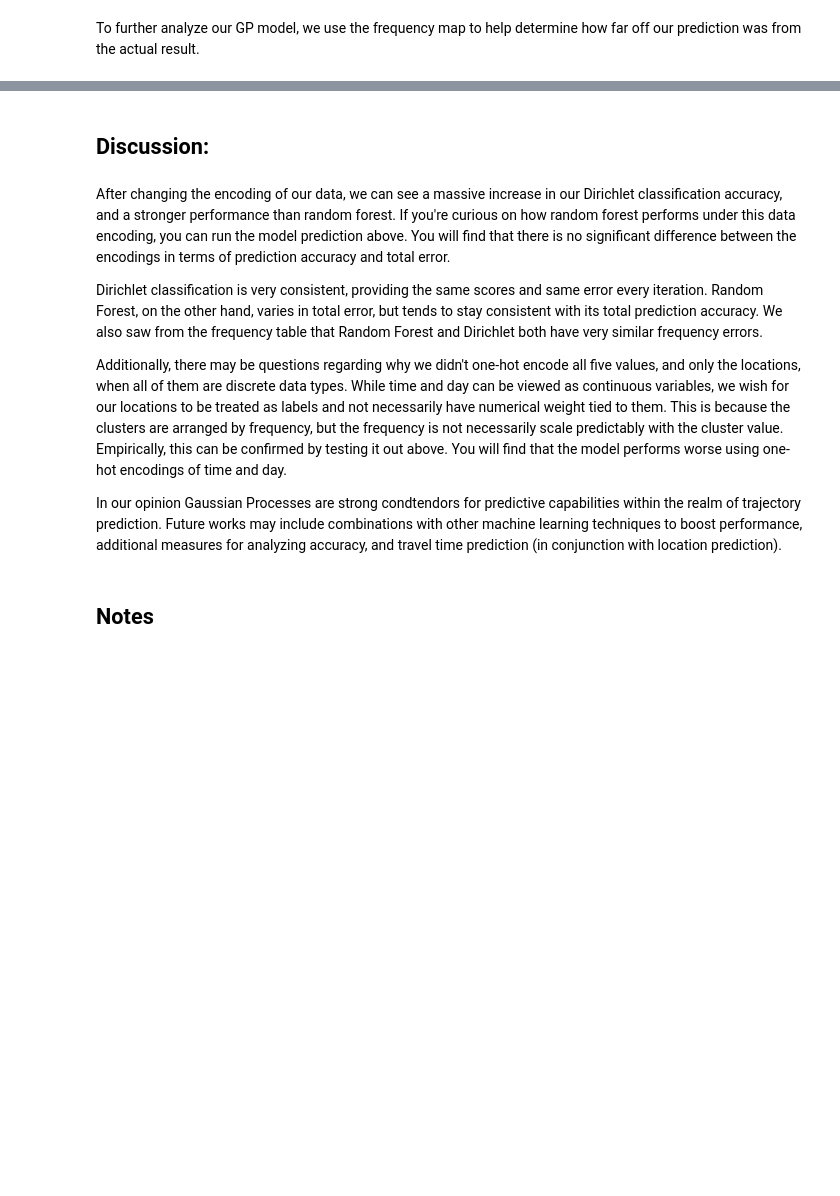
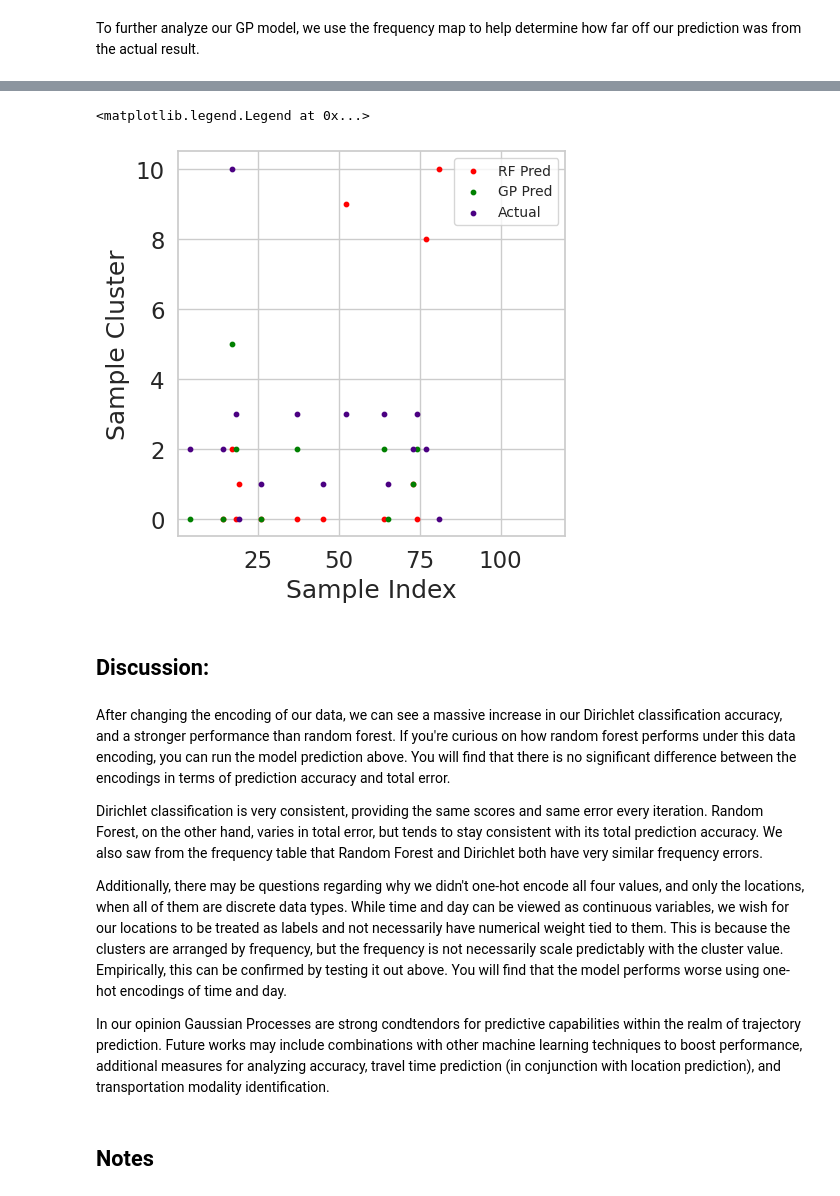
Before and after one commit to notLiamChu/THINK_Lab_Mobile_Data_Analysis, a Jupyter notebook: GP_Kernel_Experiments.ipynb, the cells around one changed output, grey strips where cells are left out. Cells and saved outputs as stored; diff of their text form; code cells hidden in the pictures; blank space fills up the shorter version.

```diff
--- a/GP_Kernel_Experiments.ipynb
+++ b/GP_Kernel_Experiments.ipynb
@@ -533,3 +584,16 @@ for i in range(len(y_actual)):
+# %%
+fig = plt.figure(figsize = (5,5))
+ax = plt.axes()
+ax.scatter(rf_ind, rf_preds, c='red',  s=10, label="RF Pred")
+ax.scatter(gp_ind, gp_preds, c='green',  s=10, label="GP Pred")
+ax.scatter(misclass_ind, misclass_actual, c='indigo', s=10, label="Actual")
+plt.xlim(right=120)
+plt.xlabel('Sample Index')
+plt.ylabel('Sample Cluster')
+plt.legend(fontsize="10")
+# %% [output]
+<matplotlib.legend.Legend at 0x...>
+[figure, added]
 # %% [markdown]
 ## Discussion:
 # %% [markdown]
@@ -537,9 +601,9 @@ After changing the encoding of our data, we can see a massive increase in our Di
 
 Dirichlet classification is very consistent, providing the same scores and same error every iteration. Random Forest, on the other hand, varies in total error, but tends to stay consistent with its total prediction accuracy. We also saw from the frequency table that Random Forest and Dirichlet both have very similar frequency errors.
 
-Additionally, there may be questions regarding why we didn't one-hot encode all five values, and only the locations, when all of them are discrete data types. While time and day can be viewed as continuous variables, we wish for our locations to be treated as labels and not necessarily have numerical weight tied to them. This is because the clusters are arranged by frequency, but the frequency is not necessarily scale predictably with the cluster value. Empirically, this can be confirmed by testing it out above. You will find that the model performs worse using one-hot encodings of time and day.
+Additionally, there may be questions regarding why we didn't one-hot encode all four values, and only the locations, when all of them are discrete data types. While time and day can be viewed as continuous variables, we wish for our locations to be treated as labels and not necessarily have numerical weight tied to them. This is because the clusters are arranged by frequency, but the frequency is not necessarily scale predictably with the cluster value. Empirically, this can be confirmed by testing it out above. You will find that the model performs worse using one-hot encodings of time and day.
 
-In our opinion Gaussian Processes are strong condtendors for predictive capabilities within the realm of trajectory prediction. Future works may include combinations with other machine learning techniques to boost performance, additional measures for analyzing accuracy, and travel time prediction (in conjunction with location prediction).
+In our opinion Gaussian Processes are strong condtendors for predictive capabilities within the realm of trajectory prediction. Future works may include combinations with other machine learning techniques to boost performance, additional measures for analyzing accuracy, travel time prediction (in conjunction with location prediction), and transportation modality identification.
 # %% [markdown]
 ## Notes
 # %% [markdown]
```
Also changed, not shown: parts of 46 cells of this notebook.
